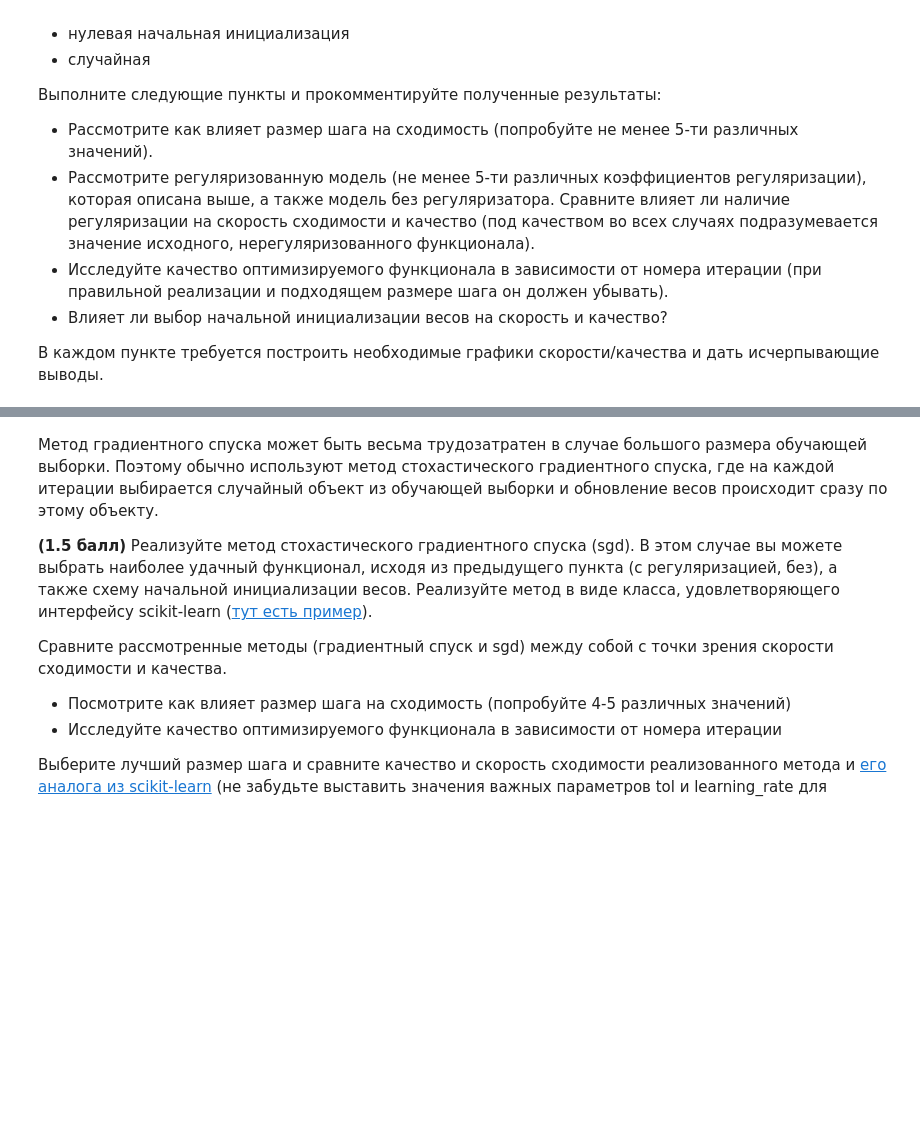
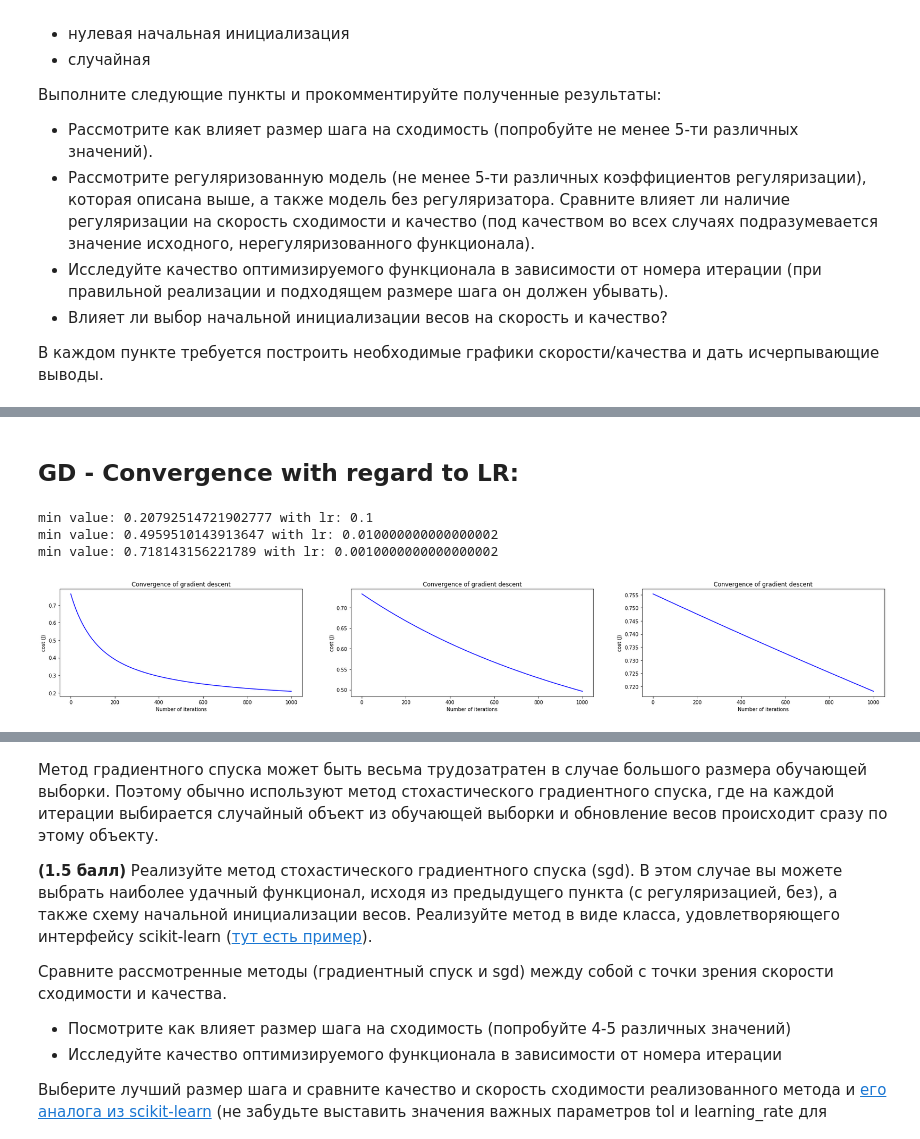
Before and after one commit to camaro1200/SVM, a Jupyter notebook: lab.03.ipynb, the cells around one changed output, grey strips where cells are left out. Cells and saved outputs as stored; diff of their text form; code cells hidden in the pictures; blank space fills up the shorter version.

```diff
--- a/lab.03.ipynb
+++ b/lab.03.ipynb
@@ -126,20 +129,17 @@ class LogRegression:
             self.w = np.zeros((self.N, 1))
 
 
-    def fit(self, epochs=100, lr=0.1, eps = 0.0001):
+    def fit(self, epochs=10000, lr=0.1, eps = 0.0001):
         cost_val = []
         curr =  np.random.rand(self.N, 1)
 
         for i in range(epochs):
             j = cost_function(self.X, self.y, self.w)
             cost_val.append(j)
-            print(j)
 
             curr = self.w
-            #print(curr, "\n")
             y_hat = sigmoid(np.dot(self.X, self.w))
             self.w -= lr * np.dot(self.X.T,  (y_hat - self.y)) / (self.M)
-            #print(self.w)
 
             diff_v = self.w - curr
             #print(np.linalg.norm(diff_v))
@@ -156,11 +156,7 @@ class LogRegression:
         acc = accuracy_score(y1, pred)
         return acc
 # %%
-def return_accuracy(X, y, nn):
-    cost_val = nn.fit(lr=1e-1)
+def return_accuracy(nn, epochs, lr):
+    cost_val = nn.fit(epochs=epochs, lr=lr)
     acc_train = nn.predict(nn.X, nn.y)
     return acc_train, cost_val
-
-nn = LogRegression(X, y, False)
-acc, cost_val = return_accuracy(X, y, nn)
-print("accuracy is", acc)
@@ -189,8 +162,0 @@ print(len(cost_val))
-# %%
-print(cost_val[-1])
-plt.plot(range(1, len(cost_val) +1), cost_val, color ='blue')
-plt.rcParams["figure.figsize"] = (10,6)
-plt.grid()
-plt.xlabel("Number of iterations")
-plt.ylabel("cost (J)")
-plt.title("Convergence of gradient descent")
@@ -200,0 +163,12 @@ Text(0.5, 1.0, 'Convergence of gradient descent')
+# %%
+def profile(nn, k, ep=1000, rate=0.01):
+    acc, cost_val = return_accuracy(nn, epochs=ep, lr=rate)
+
+    plt.subplot(1, 3, k)
+    plt.subplots_adjust(right = 4)
+    plt.xlabel("Number of iterations")
+    plt.ylabel("cost (J)")
+    plt.title("Convergence of gradient descent")
+    plt.plot(range(1, len(cost_val) +1), cost_val, color ='blue')
+    #plt.figure(figsize=(20,20))
+    return cost_val[-1]
@@ -200,0 +186,16 @@ Text(0.5, 1.0, 'Convergence of gradient descent')
+# %% [markdown]
+## GD - Convergence with regard to LR:
+# %%
+# fixed epochs @ 1000
+
+lr = 1
+for i in range(1,4):
+    lr = lr * 0.1
+    nn = LogRegression(X, y, False)
+    cost = profile(nn, i, rate=lr)
+    print("min value: {} with lr: {}".format(cost[-1],lr ))
+# %% [output]
+min value: 0.20792514721902777 with lr: 0.1
+min value: 0.4959510143913647 with lr: 0.010000000000000002
+min value: 0.718143156221789 with lr: 0.0010000000000000002
+[figure, added]
```
Also changed, not shown: parts of 27 cells of this notebook.
